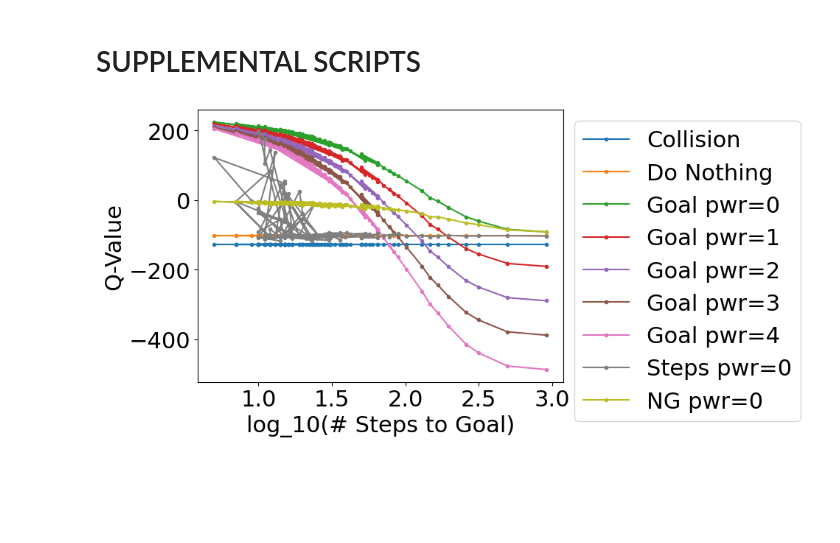
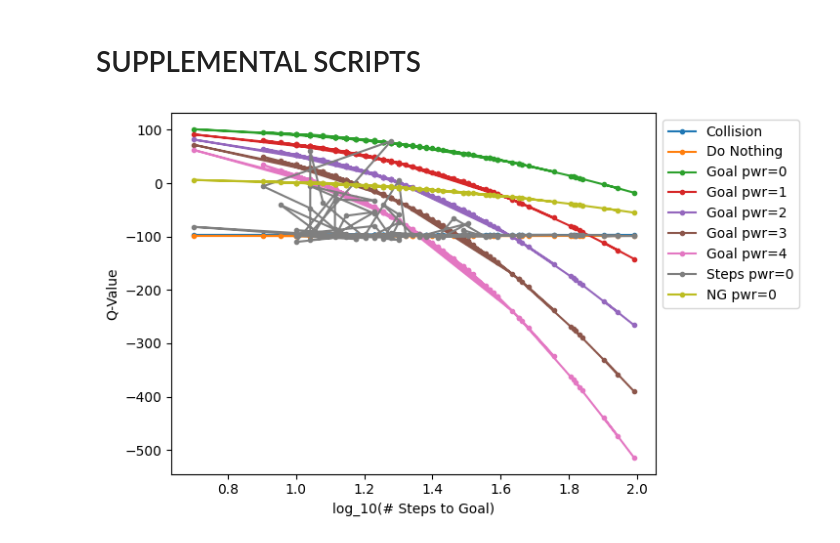
Before and after one commit to WreckItTim/rl_drone, a Jupyter notebook: train_eval.ipynb, the cells around one changed output. Cells and saved outputs as stored; diff of their text form; code cells hidden in the pictures; blank space fills up the shorter version.

```diff
--- a/train_eval.ipynb
+++ b/train_eval.ipynb
@@ -891,18 +891,20 @@ for instance in instances:
     video.release()
 # %%
 # play with reward function
+import numpy as np
 from matplotlib import pyplot as plt
 def distance(d):
     #return -1*np.exp(-1*d)
-    return 1*(np.tanh(d) - 1)
+    #return 1*(np.tanh(d) - 1)
+    return .1*d
 def steps(s):
-    return 0
+    return -1
 def resolution(c1, c2):
-    return -1*c1#1*(np.exp(-*c1)-1) #+ np.exp(-.5*c2)-1 # two sensors to detect resolution
+    return -2*c1#1*(np.exp(-*c1)-1) #+ np.exp(-.5*c2)-1 # two sensors to detect resolution
 def goal(yes):
-    return 240 if yes else 0
+    return 100 if yes else 0
 def collision(yes):
-    return -120 if yes else 0
+    return -100 if yes else 0
 
 gamma = 0.99
 start_distance = 100
@@ -917,7 +919,7 @@ qs3 = []
 qs4 = []
 steps_to_goal = []
 max_steps = 1000
-mean_steps = np.arange(.1, 10, .1)
+mean_steps = np.arange(1, 10, .1)
 for mean_step in mean_steps:
     d = start_distance
     c = c1 = c2 = 4
@@ -972,31 +974,31 @@ for mean_step in mean_steps:
     s = 0
     d = start_distance
     while(True):
         s += 1
         step = np.random.normal(0, mean_step)
         d = d-step
         reached = d < 4
         rS = distance(step) + steps(s) + resolution(0,0) + goal(reached) + collision(False)
         qS += rS * gamma**s
         if reached:
             break
         if s > max_steps:
             break
     qsS.append(qS)
 steps_to_goal = np.log10(steps_to_goal)
 plt.plot(steps_to_goal, qsc, marker='.', label='Collision')
 plt.plot(steps_to_goal, qs, marker='.', label='Do Nothing')
 plt.plot(steps_to_goal, qs0, marker='.', label='Goal pwr=0')
 plt.plot(steps_to_goal, qs1, marker='.', label='Goal pwr=1')
 plt.plot(steps_to_goal, qs2, marker='.', label='Goal pwr=2')
 plt.plot(steps_to_goal, qs3, marker='.', label='Goal pwr=3')
 plt.plot(steps_to_goal, qs4, marker='.', label='Goal pwr=4')
 plt.plot(steps_to_goal, qsS, marker='.', label='Steps pwr=0')
 plt.plot(steps_to_goal, qsS2, marker='.', label='NG pwr=0')
 #plt.xticks([i for i in range(1,4)])
 plt.legend(bbox_to_anchor=(1,1))
 plt.xlabel(f'log_10(# Steps to Goal)')
 plt.ylabel('Q-Value')
 plt.show()
 # %% [output]
-[figure, old version]
+[figure, new version]
```
Also changed, not shown: parts of 1 cell of this notebook, 6 other files.
